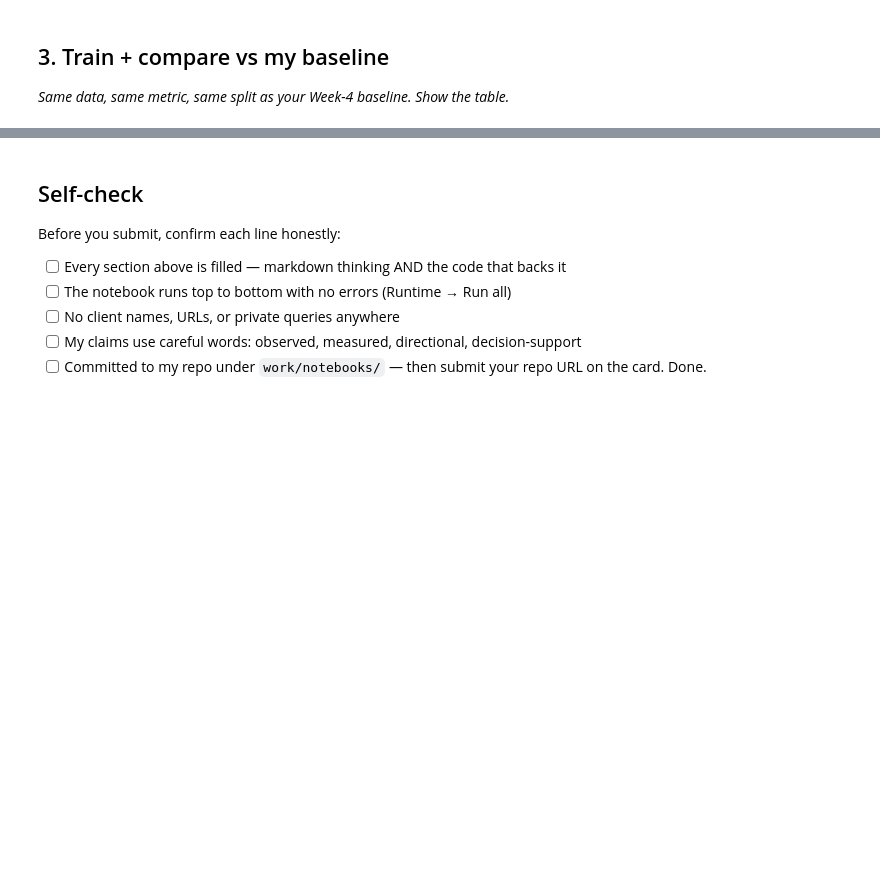
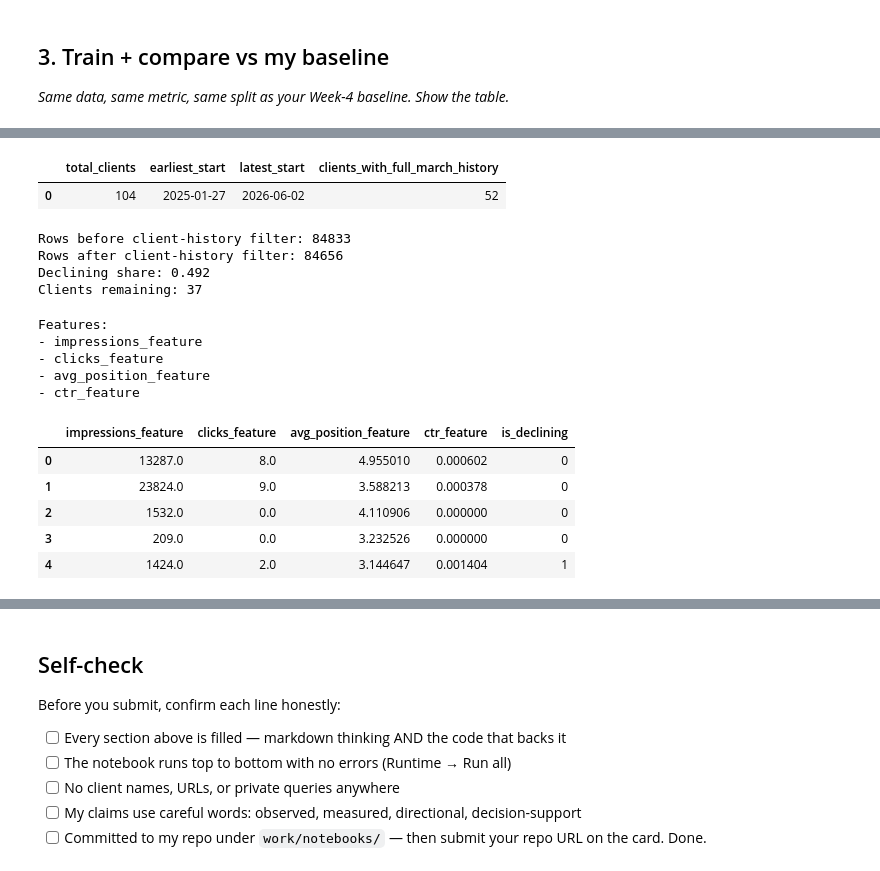
Before and after one commit to eminamandzukic/FlyRank_starter, a Jupyter notebook: work/notebooks/w05_model.ipynb, the cells around one changed output, grey strips where cells are left out. Saved outputs shown, nothing was run; the diff lists cells and outputs as text; code cells hidden in the pictures; blank space fills up the shorter version.

```diff
--- a/work/notebooks/w05_model.ipynb
+++ b/work/notebooks/w05_model.ipynb
@@ -36,0 +214,80 @@ This skeleton is yours to fill. Work the sections **in order** — each one has
+# %%
+from huggingface_hub import hf_hub_download
+
+clients_path = hf_hub_download(
+    repo_id="FlyRank/internship-warehouse",
+    repo_type="dataset",
+    filename="dim_clients.parquet",
+    token=HF_TOKEN
+)
+
+client_history = con.sql(f"""
+    SELECT
+        COUNT(*) AS total_clients,
+        MIN(gsc_data_start) AS earliest_start,
+        MAX(gsc_data_start) AS latest_start,
+        COUNT(*) FILTER (
+            WHERE gsc_data_start <= DATE '2026-03-01'
+        ) AS clients_with_full_march_history
+    FROM read_parquet('{clients_path}')
+""").df()
+
+client_history
+# %% [output]
+|  | total_clients | earliest_start | latest_start | clients_with_full_march_history |
+| 0 | 104 | 2025-01-27 | 2026-06-02 | 52 |
+# %%
+eligible_full_history = con.sql(f"""
+    SELECT e.*
+    FROM eligible_frame e
+    INNER JOIN read_parquet('{clients_path}') c
+        ON e.client_hash_id = c.client_hash_id
+    WHERE c.gsc_data_start <= DATE '2026-03-01'
+""").df()
+
+print("Rows before client-history filter:", len(eligible_frame))
+print("Rows after client-history filter:", len(eligible_full_history))
+print(
+    "Declining share:",
+    round(eligible_full_history["is_declining"].mean(), 3)
+)
+
+print(
+    "Clients remaining:",
+    eligible_full_history["client_hash_id"].nunique()
+)
+# %% [output]
+Rows before client-history filter: 84833
+Rows after client-history filter: 84656
+Declining share: 0.492
+Clients remaining: 37
+# %%
+eligible_full_history["ctr_feature"] = (
+    eligible_full_history["clicks_feature"]
+    / eligible_full_history["impressions_feature"]
+)
+
+feature_cols = [
+    "impressions_feature",
+    "clicks_feature",
+    "avg_position_feature",
+    "ctr_feature",
+]
+
+print("Features:")
+for col in feature_cols:
+    print("-", col)
+
+eligible_full_history[feature_cols + ["is_declining"]].head()
+# %% [output]
+Features:
+- impressions_feature
+- clicks_feature
+- avg_position_feature
+- ctr_feature
+|  | impressions_feature | clicks_feature | avg_position_feature | ctr_feature | is_declining |
+| 0 | 13287.0 | 8.0 | 4.955010 | 0.000602 | 0 |
+| 1 | 23824.0 | 9.0 | 3.588213 | 0.000378 | 0 |
+| 2 | 1532.0 | 0.0 | 4.110906 | 0.000000 | 0 |
+| 3 | 209.0 | 0.0 | 3.232526 | 0.000000 | 0 |
+| 4 | 1424.0 | 2.0 | 3.144647 | 0.001404 | 1 |
```
Also changed, not shown: parts of 27 cells of this notebook.
